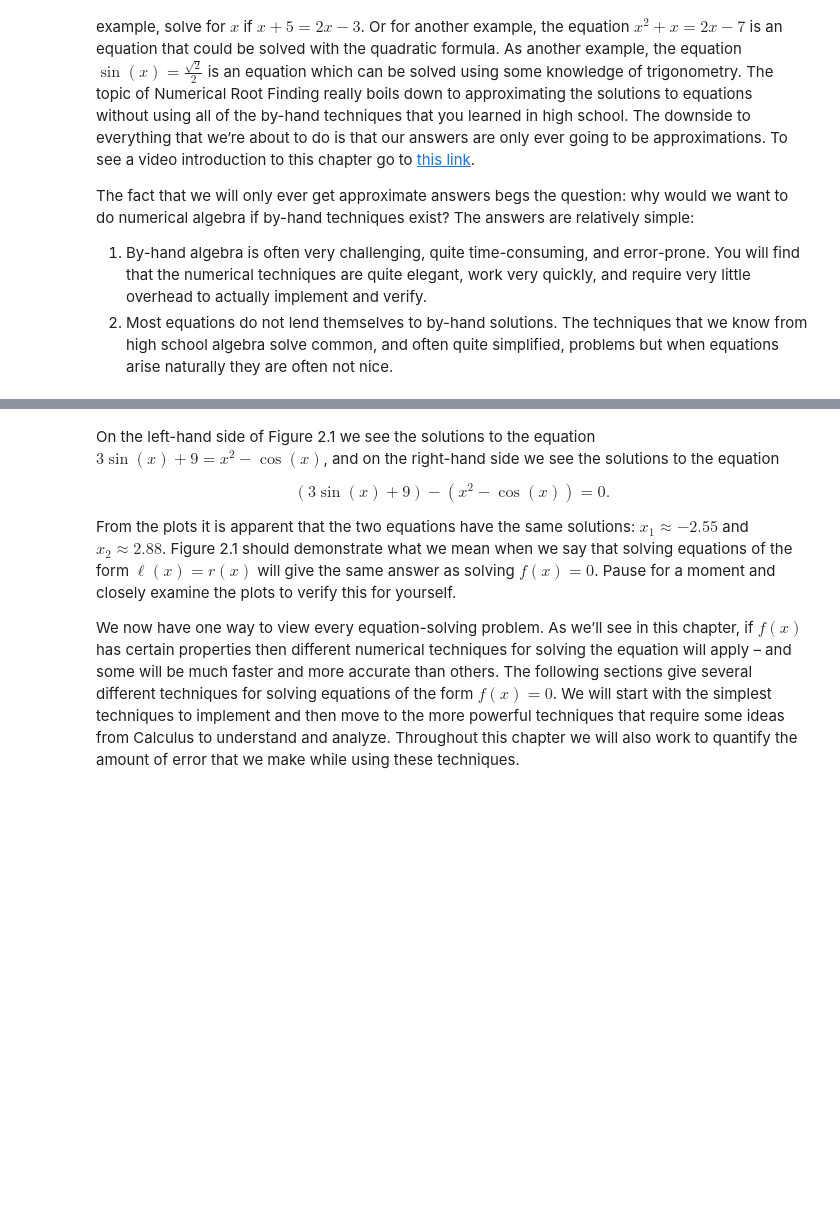
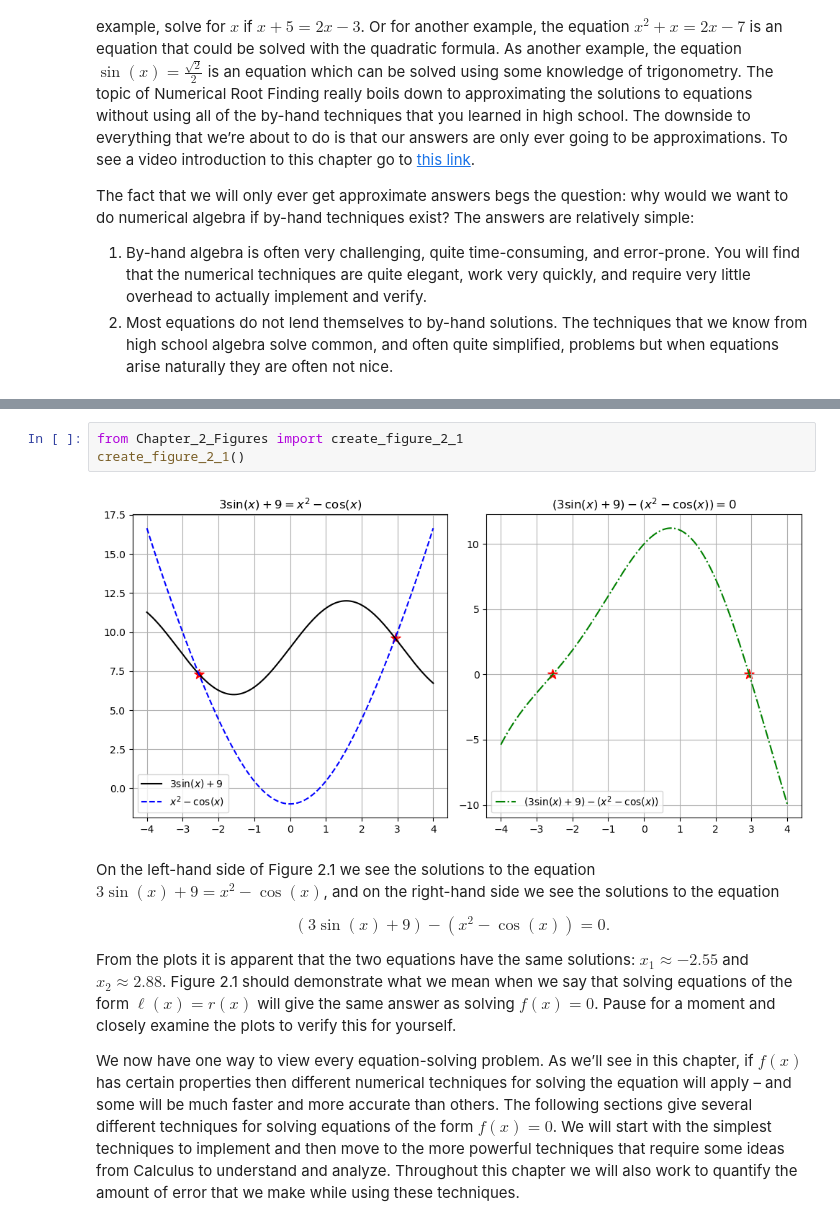
Before and after one commit to DataScienceUWL/MTH371, a Jupyter notebook: Interactive_Notes/Chapter_2/Chapter_2_Algebra.ipynb, the cells around one changed output, grey strips where cells are left out. Saved outputs shown, nothing was run; the diff lists cells and outputs as text; blank space fills up the shorter version.

Commit message:
Chapter 2 updated

```diff
--- a/Interactive_Notes/Chapter_2/Chapter_2_Algebra.ipynb
+++ b/Interactive_Notes/Chapter_2/Chapter_2_Algebra.ipynb
@@ -77,3 +31,8 @@ plt.show()
+# %%
+from Chapter_2_Figures import create_figure_2_1
+create_figure_2_1()
+# %% [output]
+[figure, added]
 # %% [markdown]
 On the left-hand side of Figure 2.1 we see the solutions to the equation $3\sin(x) + 9 = x^2 - \cos(x)$, and on the right-hand side we see the solutions to the equation
 
```
Also changed, not shown: parts of 35 cells of this notebook, 11 other files.
